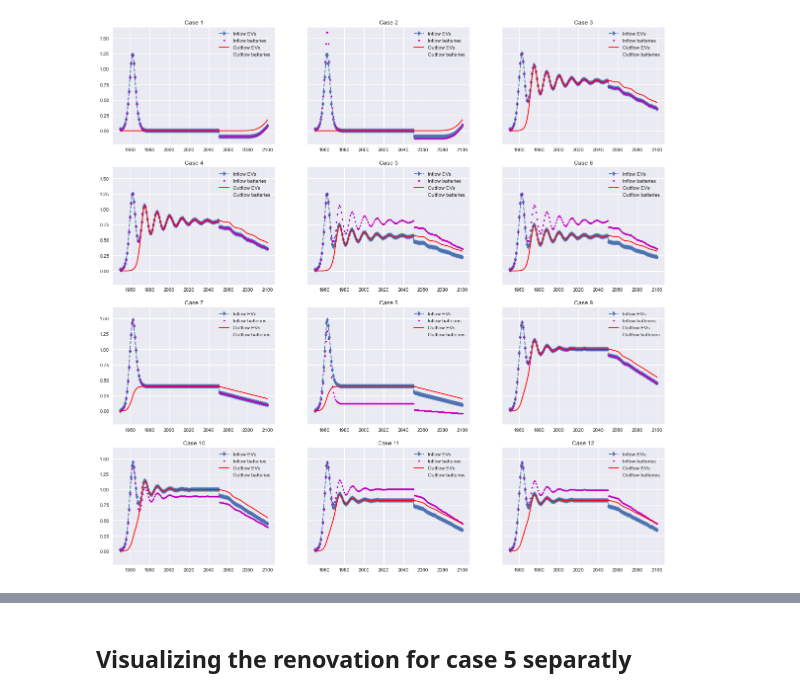
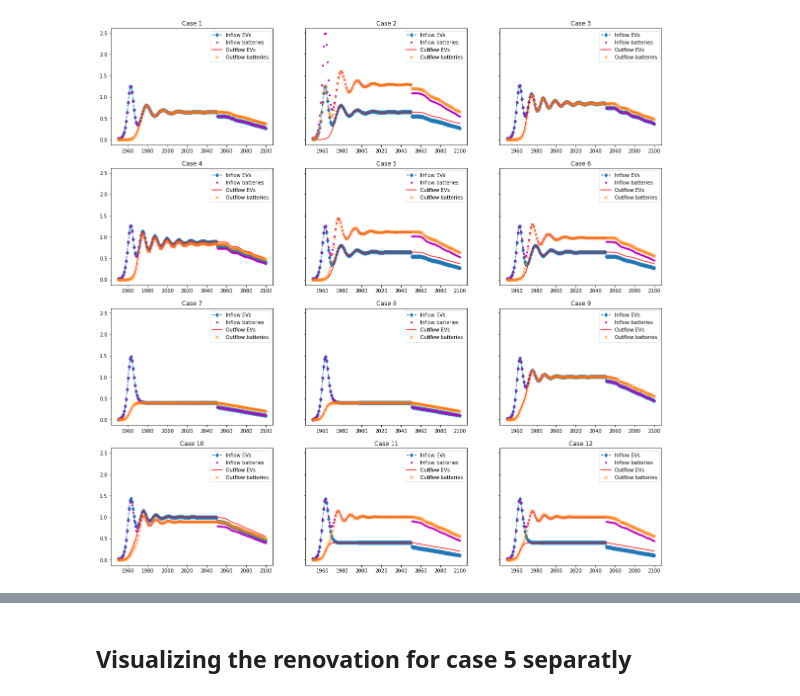
Before and after one commit to nilsdi/product_component_model, a Jupyter notebook: cases_visualizations.ipynb, the cells around one changed output, grey strips where cells are left out. Drawn from its saved outputs; the diff is of its cells as text; code cells hidden in the pictures.

```diff
--- a/cases_visualizations.ipynb
+++ b/cases_visualizations.ipynb
@@ -31,10 +31,14 @@ stock_cars = data['Population'].to_numpy()
 years = len(time)
 # %%
 fig, axs = plt.subplots(4, 3, figsize=(20,20), sharey=True)
+cm_mean = 12
+cm_std = 2
+pr_mean = 15
+pr_std = 4
 Model = pcm.ProductComponentModel(t=time, s_pr=stock_cars,
-                                  lt_cm={'Type': 'Normal', 'Mean':np.array([12]), 'StdDev': np.array([2])},
-                                  lt_pr={'Type': 'Normal', 'Mean':np.array([150]), 'StdDev': np.array([10])},
-                                  d=0.04, reuse_coeff=0.3, replacement_coeff=0.3)
+                                  lt_cm={'Type': 'Normal', 'Mean':np.array([cm_mean]), 'StdDev': np.array([cm_std])},
+                                  lt_pr={'Type': 'Normal', 'Mean':np.array([pr_mean]), 'StdDev': np.array([pr_std])},
+                                  d=0.04, reuse_coeff=0.3, replacement_coeff=1)
 # Case 1
 Model.case_1()
 axs[0, 0].plot(time, Model.i_pr, 'd--', label='Inflow EVs')
@@ -142,31 +146,31 @@ axs[3, 0].plot(time, Model.oc_pr.sum(axis=1),'r', label='Outflow EVs')
 axs[3, 0].plot(time, Model.oc_cm.sum(axis=1),'x', label='Outflow batteries')
 axs[3, 0].set_title('Case 10')
 axs[3, 0].legend(loc='best')
 
 
 # Case 11
 
 Model.case_11()
 
 axs[3, 1].plot(time, Model.i_pr, 'd--', label='Inflow EVs')
 axs[3, 1].plot(time, Model.i_cm, 'm.', label='Inflow batteries')
 axs[3, 1].plot(time, Model.o_pr,'r', label='Outflow EVs')
 axs[3, 1].plot(time, Model.oc_cm.sum(axis=1),'x', label='Outflow batteries')
 axs[3, 1].set_title('Case 11')
 axs[3, 1].legend(loc='best')
 
 
 # Case 12
 
 Model.case_12()
 
 axs[3, 2].plot(time, Model.i_pr, 'd--', label='Inflow EVs')
 axs[3, 2].plot(time, Model.i_cm, 'm.', label='Inflow batteries')
 axs[3, 2].plot(time, Model.o_pr,'r', label='Outflow EVs')
 axs[3, 2].plot(time, Model.oc_cm.sum(axis=1),'x', label='Outflow batteries')
 axs[3, 2].set_title('Case 12')
 axs[3, 2].legend(loc='best')
 
 plt.show()
 # %% [output]
-[figure, old version]
+[figure, new version]
```
Also changed, not shown: parts of 7 cells of this notebook.
